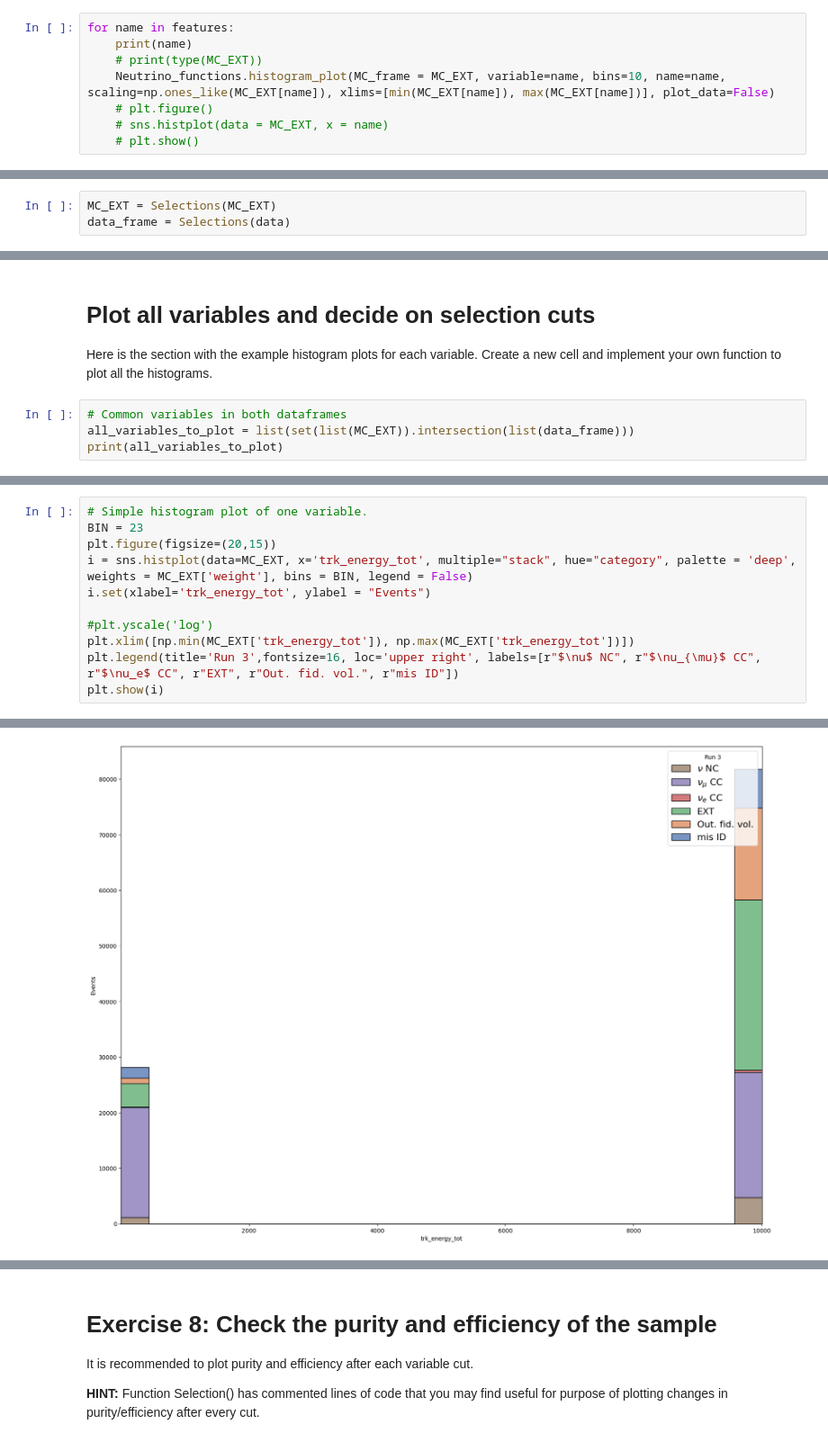
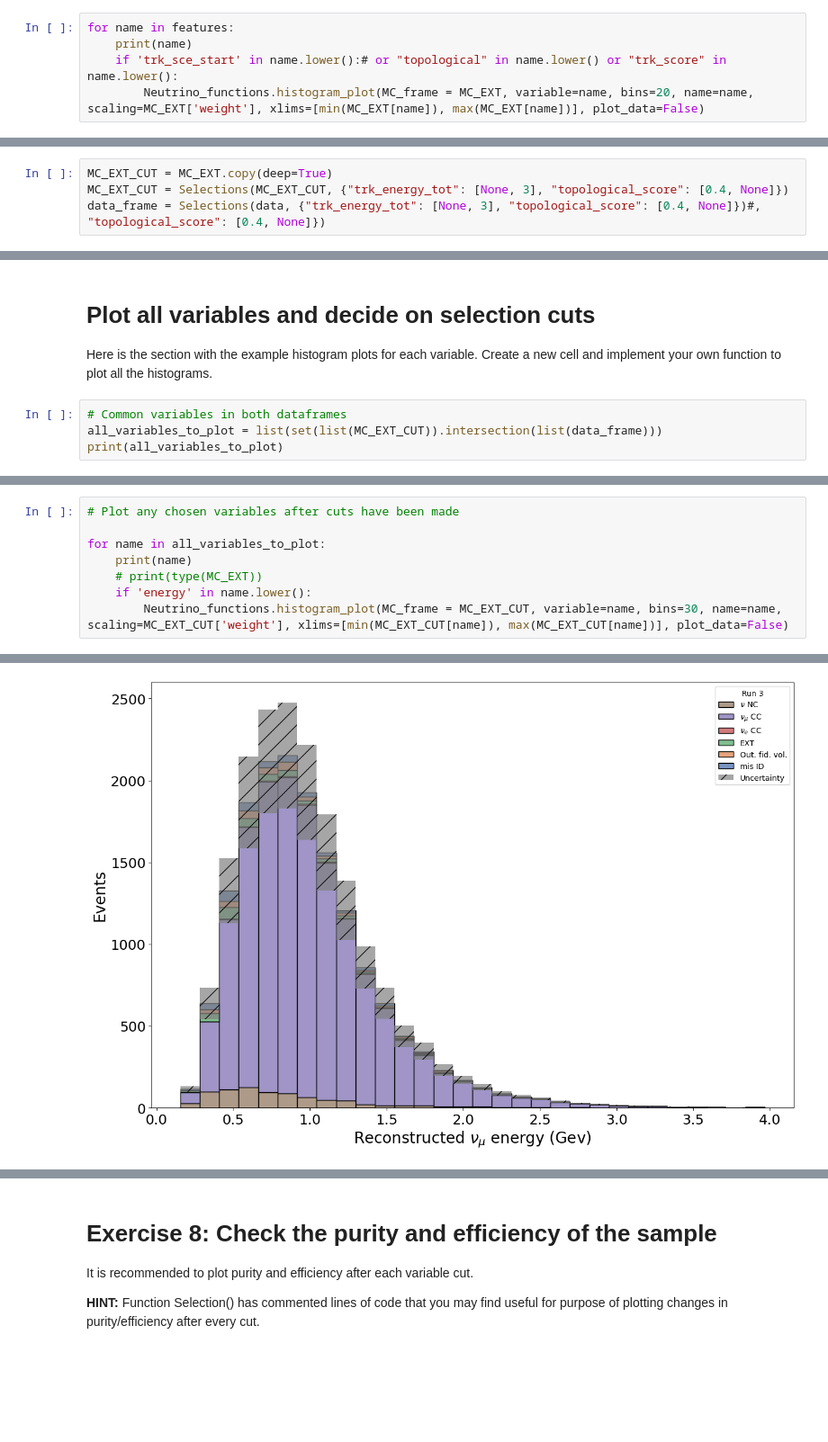
Before and after one commit to fredrikshaw/UOMLabs, a Jupyter notebook: MainAnalysis_template.ipynb, the cells around one changed output, grey strips where cells are left out. Shown at 90% size. Saved outputs shown, nothing was run; the diff lists cells and outputs as text; blank space fills up the shorter version.

```diff
--- a/MainAnalysis_template.ipynb
+++ b/MainAnalysis_template.ipynb
@@ -323,10 +327,7 @@ Modify selection cuts. Remember to cut the same variables in both data sets.
 # %%
 for name in features:
     print(name)
-    # print(type(MC_EXT))
-    Neutrino_functions.histogram_plot(MC_frame = MC_EXT, variable=name, bins=10, name=name, scaling=np.ones_like(MC_EXT[name]), xlims=[min(MC_EXT[name]), max(MC_EXT[name])], plot_data=False)
-    # plt.figure()
-    # sns.histplot(data = MC_EXT, x = name)
-    # plt.show()
+    if 'trk_sce_start' in name.lower():# or "topological" in name.lower() or "trk_score" in name.lower():
+        Neutrino_functions.histogram_plot(MC_frame = MC_EXT, variable=name, bins=20, name=name, scaling=MC_EXT['weight'], xlims=[min(MC_EXT[name]), max(MC_EXT[name])], plot_data=False)
 # %% [output]
 _closestNuCosmicDist
@@ -373,5 +399,6 @@ def Selections(frame):
 # %% [markdown]
 ## Calls the selection function on the dataframes
 # %%
-MC_EXT = Selections(MC_EXT)
-data_frame = Selections(data)
+MC_EXT_CUT = MC_EXT.copy(deep=True)
+MC_EXT_CUT = Selections(MC_EXT_CUT, {"trk_energy_tot": [None, 3], "topological_score": [0.4, None]})
+data_frame = Selections(data, {"trk_energy_tot": [None, 3], "topological_score": [0.4, None]})#, "topological_score": [0.4, None]})
@@ -380,6 +450,6 @@ data_frame = Selections(data)
 Here is the section with the example histogram plots for each variable. Create a new cell and implement your own function to plot all the histograms.
 # %%
 # Common variables in both dataframes
-all_variables_to_plot = list(set(list(MC_EXT)).intersection(list(data_frame)))
+all_variables_to_plot = list(set(list(MC_EXT_CUT)).intersection(list(data_frame)))
 print(all_variables_to_plot)
 # %% [output]
@@ -387,12 +457,9 @@ print(all_variables_to_plot)
 # %%
-# Simple histogram plot of one variable.
-BIN = 23
-plt.figure(figsize=(20,15))
-i = sns.histplot(data=MC_EXT, x='trk_energy_tot', multiple="stack", hue="category", palette = 'deep', weights = MC_EXT['weight'], bins = BIN, legend = False)
-i.set(xlabel='trk_energy_tot', ylabel = "Events")
+# Plot any chosen variables after cuts have been made
 
-#plt.yscale('log')
-plt.xlim([np.min(MC_EXT['trk_energy_tot']), np.max(MC_EXT['trk_energy_tot'])])
-plt.legend(title='Run 3',fontsize=16, loc='upper right', labels=[r"$\nu$ NC", r"$\nu_{\mu}$ CC", r"$\nu_e$ CC", r"EXT", r"Out. fid. vol.", r"mis ID"])
-plt.show(i)
+for name in all_variables_to_plot:
+    print(name)
+    # print(type(MC_EXT))
+    if 'energy' in name.lower():
+        Neutrino_functions.histogram_plot(MC_frame = MC_EXT_CUT, variable=name, bins=30, name=name, scaling=MC_EXT_CUT['weight'], xlims=[min(MC_EXT_CUT[name]), max(MC_EXT_CUT[name])], plot_data=False)
 # %% [output]
@@ -399 +484 @@ plt.show(i)
-[figure, old version]
+[figure, new version]
```
Also changed, not shown: parts of 21 cells of this notebook, 1 other file.
